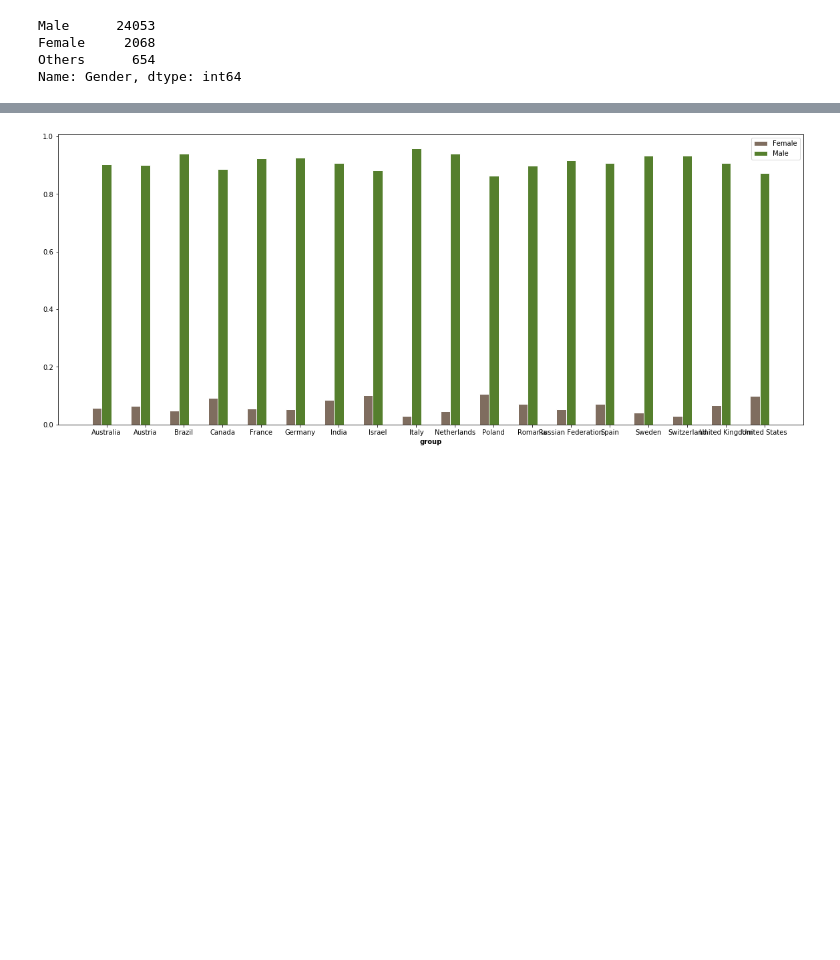
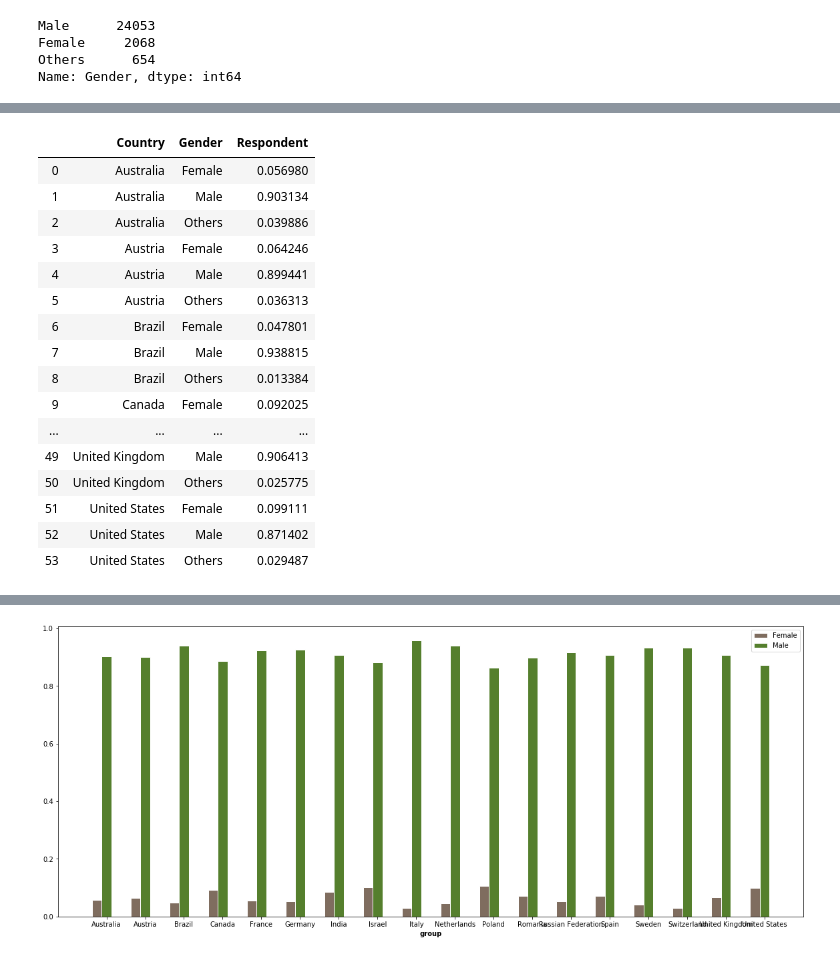
Before and after one commit to marcelajanowska/Stack_Overflow_Survey_Results_Analysis, a Jupyter notebook: Stack Overflow Survey Results Analysis.ipynb, the cells around one changed output, grey strips where cells are left out. Saved outputs shown, nothing was run; the diff lists cells and outputs as text; code cells hidden in the pictures; blank space fills up the shorter version.

```diff
--- a/Stack Overflow Survey Results Analysis.ipynb
+++ b/Stack Overflow Survey Results Analysis.ipynb
@@ -71,4 +104,24 @@ Name: Gender, dtype: int64
 # %%
+# Country and Gender and % of total
 groups = subset_df.groupby(['Country', 'Gender'])['Respondent'].count()/subset_df.groupby(['Country'])['Respondent'].count()
 groups = groups.reset_index()
+groups
+# %% [output]
+|  | Country | Gender | Respondent |
+| 0 | Australia | Female | 0.056980 |
+| 1 | Australia | Male | 0.903134 |
+| 2 | Australia | Others | 0.039886 |
+| 3 | Austria | Female | 0.064246 |
+| 4 | Austria | Male | 0.899441 |
+| 5 | Austria | Others | 0.036313 |
+| 6 | Brazil | Female | 0.047801 |
+| 7 | Brazil | Male | 0.938815 |
+| 8 | Brazil | Others | 0.013384 |
+| 9 | Canada | Female | 0.092025 |
+| ... | ... | ... | ... |
+| 49 | United Kingdom | Male | 0.906413 |
+| 50 | United Kingdom | Others | 0.025775 |
+| 51 | United States | Female | 0.099111 |
+| 52 | United States | Male | 0.871402 |
+| 53 | United States | Others | 0.029487 |
 # %%
```
Also changed, not shown: parts of 10 cells of this notebook.
